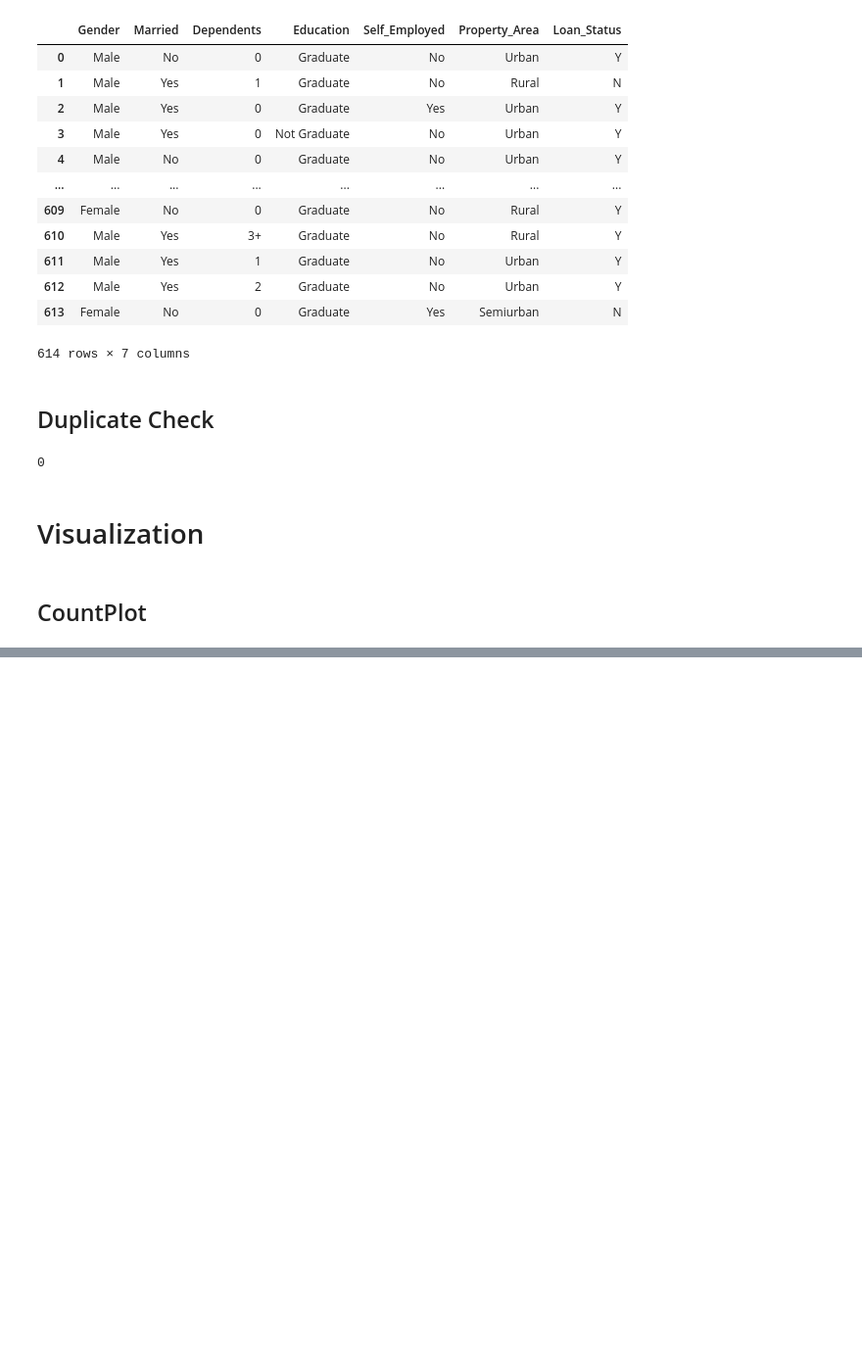
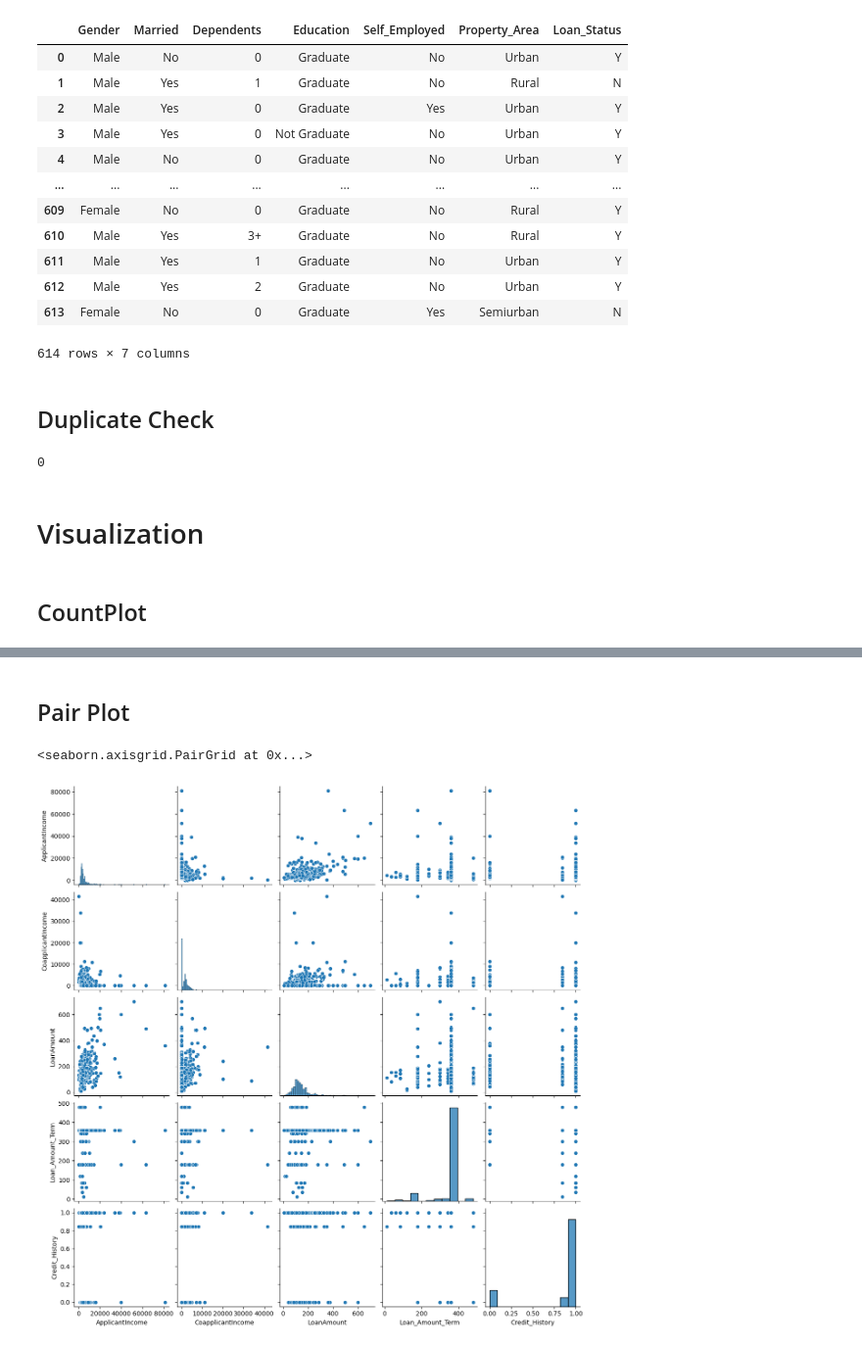
Before and after one commit to sairam751/ML_LoanPrediction, a Jupyter notebook: notebook/EDA Loan Prediction.ipynb, the cells around one changed output, grey strips where cells are left out. Shown at 98% size. Saved outputs shown, nothing was run; the diff lists cells and outputs as text; code cells hidden in the pictures; blank space fills up the shorter version.

```diff
--- a/notebook/EDA Loan Prediction.ipynb
+++ b/notebook/EDA Loan Prediction.ipynb
@@ -266,0 +279,7 @@ numeric_features.
+# %% [markdown]
+## Pair Plot
+# %%
+sns.pairplot(df)
+# %% [output]
+<seaborn.axisgrid.PairGrid at 0x...>
+[figure, added]
```
Also changed, not shown: parts of 21 cells of this notebook.
